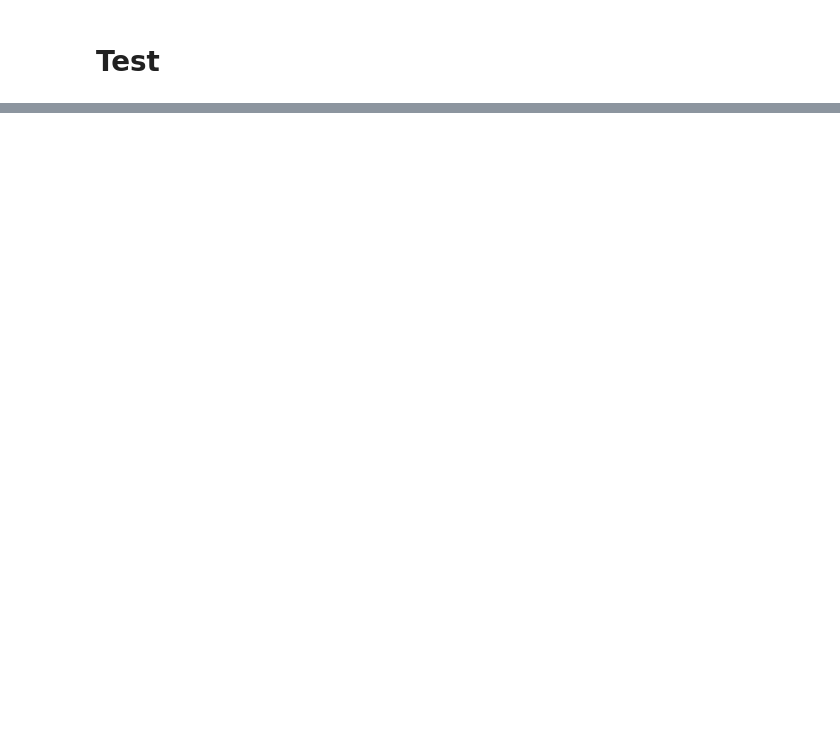
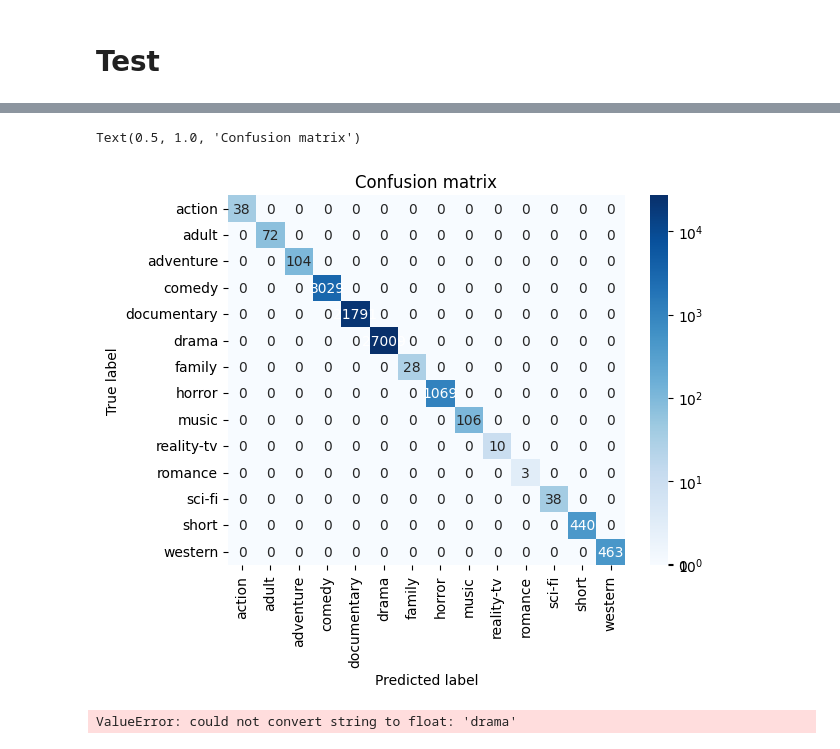
Before and after one commit to Lix0u/text_mining_project, a Jupyter notebook: project_final.ipynb, the cells around one changed output, grey strips where cells are left out. Drawn from its saved outputs; the diff is of its cells as text; code cells hidden in the pictures; blank space fills up the shorter version.

```diff
--- a/project_final.ipynb
+++ b/project_final.ipynb
@@ -640,4 +672,11 @@ rf
 # Test
 # %%
 #fit the best models on the dataset that gave the best results
-kmeans = fit_kmeans(vectorizer_new_categories_df)
+rf_best = fit_random_forest(vectorizer_new_categories_df, train_df_new_categories['Genre'], **best_params['random forest']['new categories df'])
+# %%
+#predict the genres of the test set
+predictions = rf_best.predict(vectorizer.transform(test_df['Description']))
+# %%
+#save the predictions
+test_df_solution['Genre'] = predictions
+test_df_solution.to_csv('test_data_prediction.txt', sep=',', index=False, header=False)
@@ -643,0 +715,15 @@ kmeans = fit_kmeans(vectorizer_new_categories_df)
+# %%
+from matplotlib.colors import SymLogNorm
+import matplotlib.pyplot as plt
+sns.heatmap(confusion_matrix(test_df_solution['Genre'], predictions), annot=True, fmt='g', cmap='Blues',norm=SymLogNorm(linthresh=1, linscale=0.01), xticklabels=rf_best.classes_, yticklabels=rf_best.classes_)
+plt.ylabel('True label')
+plt.xlabel('Predicted label')
+plt.title('Confusion matrix')
+# %% [output]
+Text(0.5, 1.0, 'Confusion matrix')
+[figure, added]
+# %%
+#auc under the roc curve
+roc_auc_score(test_df_solution['Genre'], predictions)
+# %% [output]
+ValueError: could not convert string to float: 'drama'
```
Also changed, not shown: parts of 13 cells of this notebook, 1 other file.
